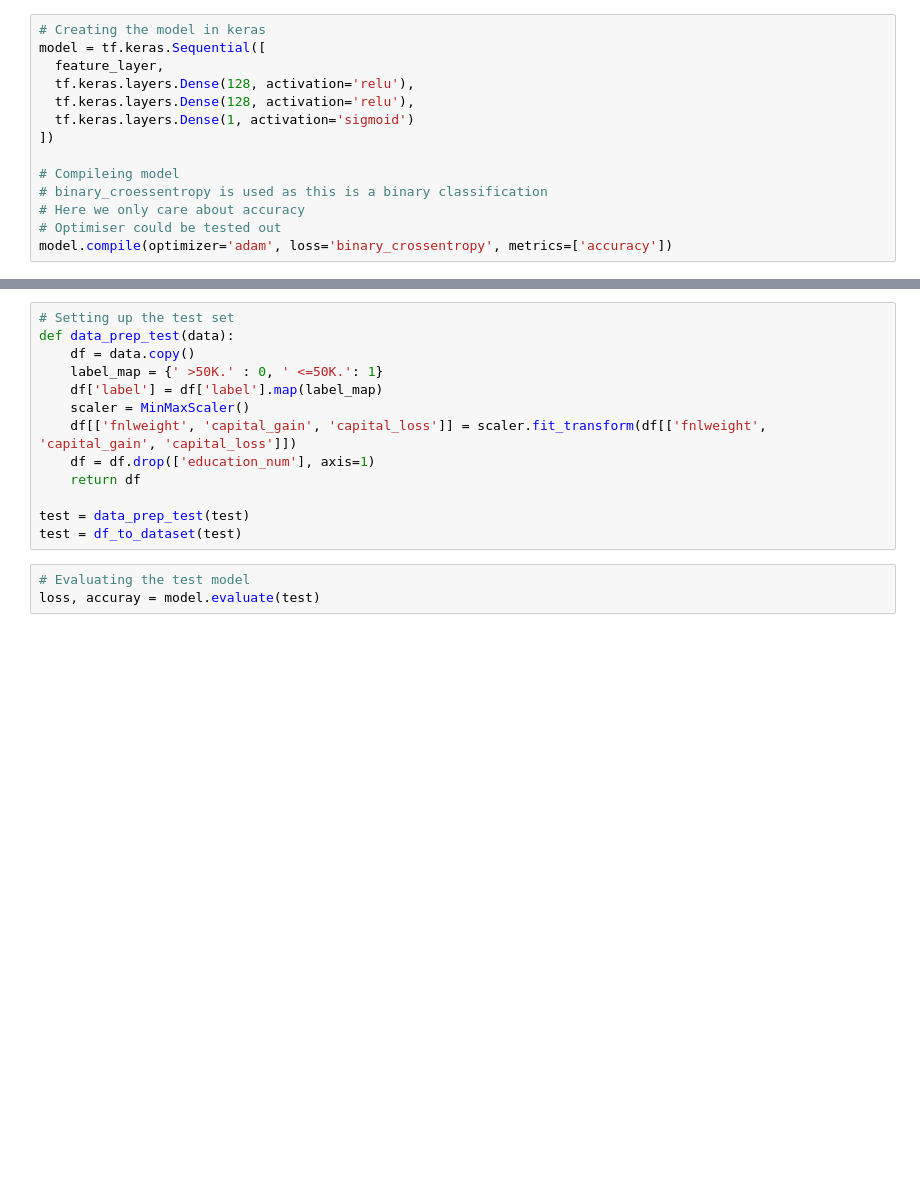
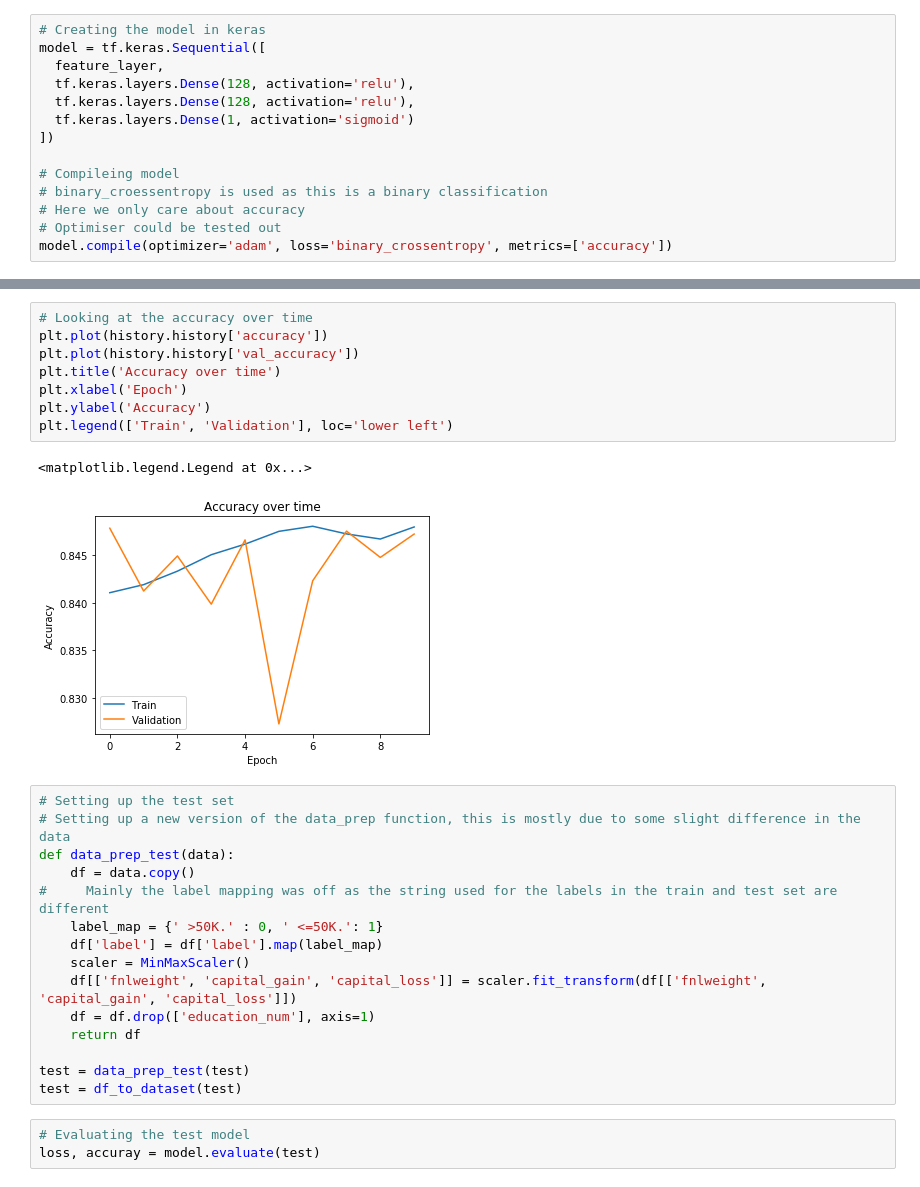
Before and after one commit to chuanhao01/Google_Code_In_2019, a Jupyter notebook: Advanced_Solve_a_machine_learning_problem_using_a_UCI_data_set/UCI_data_set.ipynb, the cells around one changed output, grey strips where cells are left out. Drawn from its saved outputs; the diff is of its cells as text; blank space fills up the shorter version.

```diff
--- a/Advanced_Solve_a_machine_learning_problem_using_a_UCI_data_set/UCI_data_set.ipynb
+++ b/Advanced_Solve_a_machine_learning_problem_using_a_UCI_data_set/UCI_data_set.ipynb
@@ -243,7 +251,20 @@ Epoch 10/10
+# %%
+# Looking at the accuracy over time
+plt.plot(history.history['accuracy'])
+plt.plot(history.history['val_accuracy'])
+plt.title('Accuracy over time')
+plt.xlabel('Epoch')
+plt.ylabel('Accuracy')
+plt.legend(['Train', 'Validation'], loc='lower left')
+# %% [output]
+<matplotlib.legend.Legend at 0x...>
+[figure, added]
 # %%
 # Setting up the test set
+# Setting up a new version of the data_prep function, this is mostly due to some slight difference in the data
 def data_prep_test(data):
     df = data.copy()
+#     Mainly the label mapping was off as the string used for the labels in the train and test set are different
     label_map = {' >50K.' : 0, ' <=50K.': 1}
     df['label'] = df['label'].map(label_map)
     scaler = MinMaxScaler()
```
Also changed, not shown: parts of 5 cells of this notebook.
